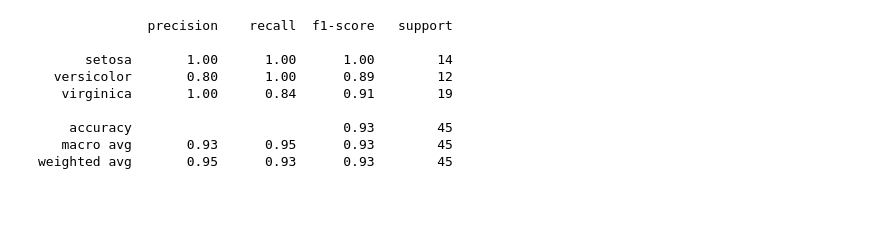
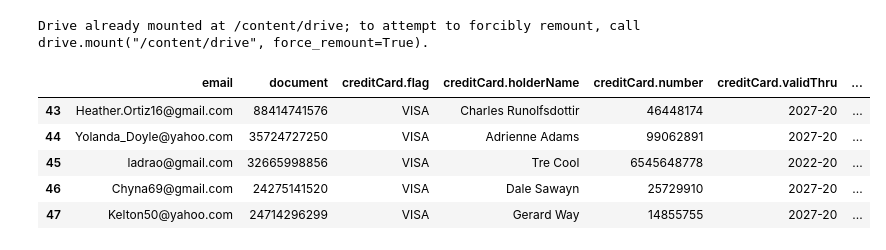
Before and after one commit to pipe-felipe/tcc_knn, a Jupyter notebook: tcc_knn.ipynb, the cells around one changed output. Saved outputs shown, nothing was run; the diff lists cells and outputs as text; code cells hidden in the pictures; blank space fills up the shorter version.

Commit message:
Start KNN with the transactional data from tcc_random and cafe_rules_engine

```diff
--- a/tcc_knn.ipynb
+++ b/tcc_knn.ipynb
@@ -23,13 +10,0 @@ from sklearn.metrics  import classification_report
-# %%
-iris = load_iris()
-print(classification_report(y_test, y_pred, target_names=iris.target_names))
-# %% [output]
-              precision    recall  f1-score   support
-
-      setosa       1.00      1.00      1.00        14
-  versicolor       0.80      1.00      0.89        12
-   virginica       1.00      0.84      0.91        19
-
-    accuracy                           0.93        45
-   macro avg       0.93      0.95      0.93        45
-weighted avg       0.95      0.93      0.93        45
@@ -35,0 +16,20 @@ weighted avg       0.95      0.93      0.93        45
+# %%
+drive.mount('/content/drive')
+
+data_customer_path = "/content/drive/MyDrive/TG/KNN"
+customers = "customer.csv"
+data_set = f"{data_customer_path}/{customers}"
+# %% [output]
+Drive already mounted at /content/drive; to attempt to forcibly remount, call drive.mount("/content/drive", force_remount=True).
+# %%
+df = pd.read_csv(data_set)
+df.drop(['_id', '_class', 'transactionMessage', 'name', 'allTransactions'], 1, inplace = True)
+# %%
+df.tail()
+# %% [output]
+|  | email | document | creditCard.flag | creditCard.holderName | creditCard.number | creditCard.validThru | ... |
+| 43 | Heather.Ortiz16@gmail.com | 88414741576 | VISA | Charles Runolfsdottir | 46448174 | 2027-20 | ... |
+| 44 | Yolanda_Doyle@yahoo.com | 35724727250 | VISA | Adrienne Adams | 99062891 | 2027-20 | ... |
+| 45 | ladrao@gmail.com | 32665998856 | VISA | Tre Cool | 6545648778 | 2022-20 | ... |
+| 46 | Chyna69@gmail.com | 24275141520 | VISA | Dale Sawayn | 25729910 | 2027-20 | ... |
+| 47 | Kelton50@yahoo.com | 24714296299 | VISA | Gerard Way | 14855755 | 2027-20 | ... |
```
Also changed, not shown: parts of 20 cells of this notebook.
